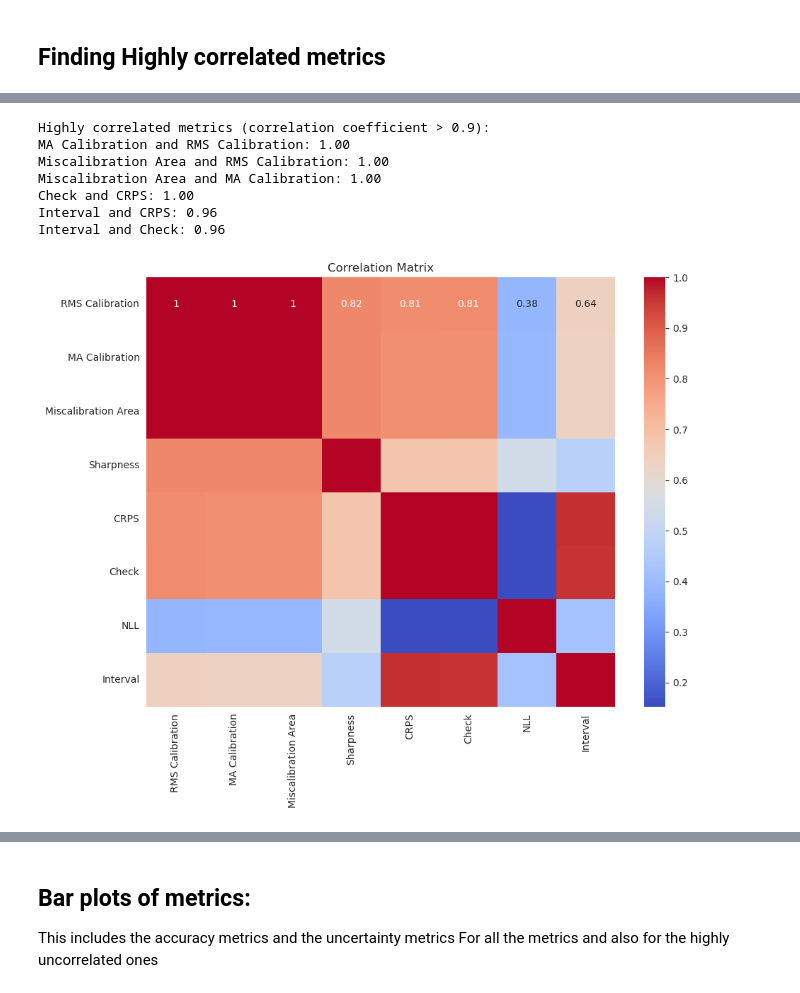
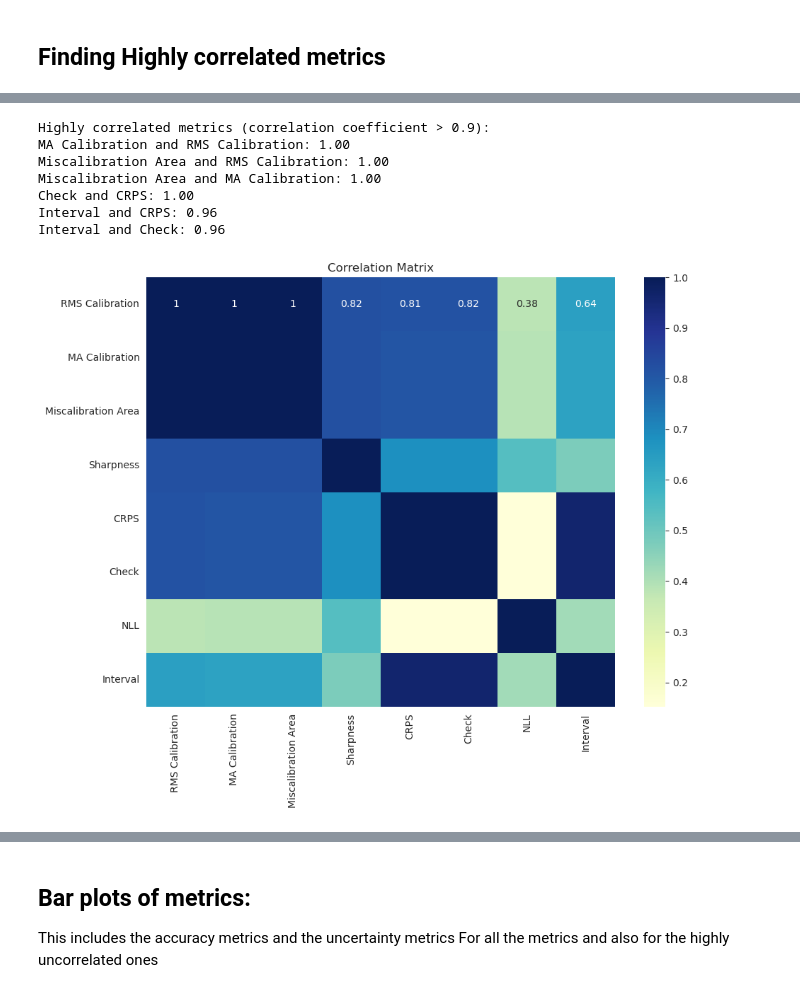
Before and after one commit to CDDLeiden/uqdd, a Jupyter notebook: metrics_analysis.ipynb, the cells around one changed output, grey strips where cells are left out. Cells and saved outputs as stored; diff of their text form; code cells hidden in the pictures.

```diff
--- a/metrics_analysis.ipynb
+++ b/metrics_analysis.ipynb
@@ -396,7 +398,7 @@ When grouping with a length-1 list-like, you will need to pass a length-1 tuple
 # %% [markdown]
 ## Finding Highly correlated metrics
 # %%
-def find_highly_correlated_metrics(df, metrics, threshold=0.8, save_dir=None):
+def find_highly_correlated_metrics(df, metrics, threshold=0.8, save_dir=None, cmap="coolwarm"):
     # Calculate the correlation matrix
     corr_matrix = df[metrics].corr().abs()
 
@@ -415,7 +417,7 @@ def find_highly_correlated_metrics(df, metrics, threshold=0.8, save_dir=None):
 
     # Plot the correlation matrix
     plt.figure(figsize=(10, 8))
-    sns.heatmap(corr_matrix, annot=True, cmap="coolwarm")
+    sns.heatmap(corr_matrix, annot=True, cmap=cmap)
     plt.title("Correlation Matrix")
     metrics_names = "_".join(metrics)
     plot_name = f"correlation_matrix_{threshold}_{metrics_names}"
@@ -446,13 +448,13 @@ PCC and MARPD: 1.00
 # %%
-highly_correlated_uctmetrics = find_highly_correlated_metrics(df_pcm, uctmetrics, threshold=0.9, save_dir=save_dir)
+highly_correlated_uctmetrics = find_highly_correlated_metrics(df_pcm, uctmetrics, threshold=0.9, save_dir=save_dir, cmap="YlGnBu")
 # %% [output]
 Highly correlated metrics (correlation coefficient > 0.9):
 MA Calibration and RMS Calibration: 1.00
 Miscalibration Area and RMS Calibration: 1.00
 Miscalibration Area and MA Calibration: 1.00
 Check and CRPS: 1.00
 Interval and CRPS: 0.96
 Interval and Check: 0.96
-[figure, old version]
+[figure, new version]
 # %%
 uctmetrics_uncorr = ['Miscalibration Area', 'Sharpness', 'CRPS', 'NLL', 'Interval']
```
Also changed, not shown: parts of 43 cells of this notebook.
